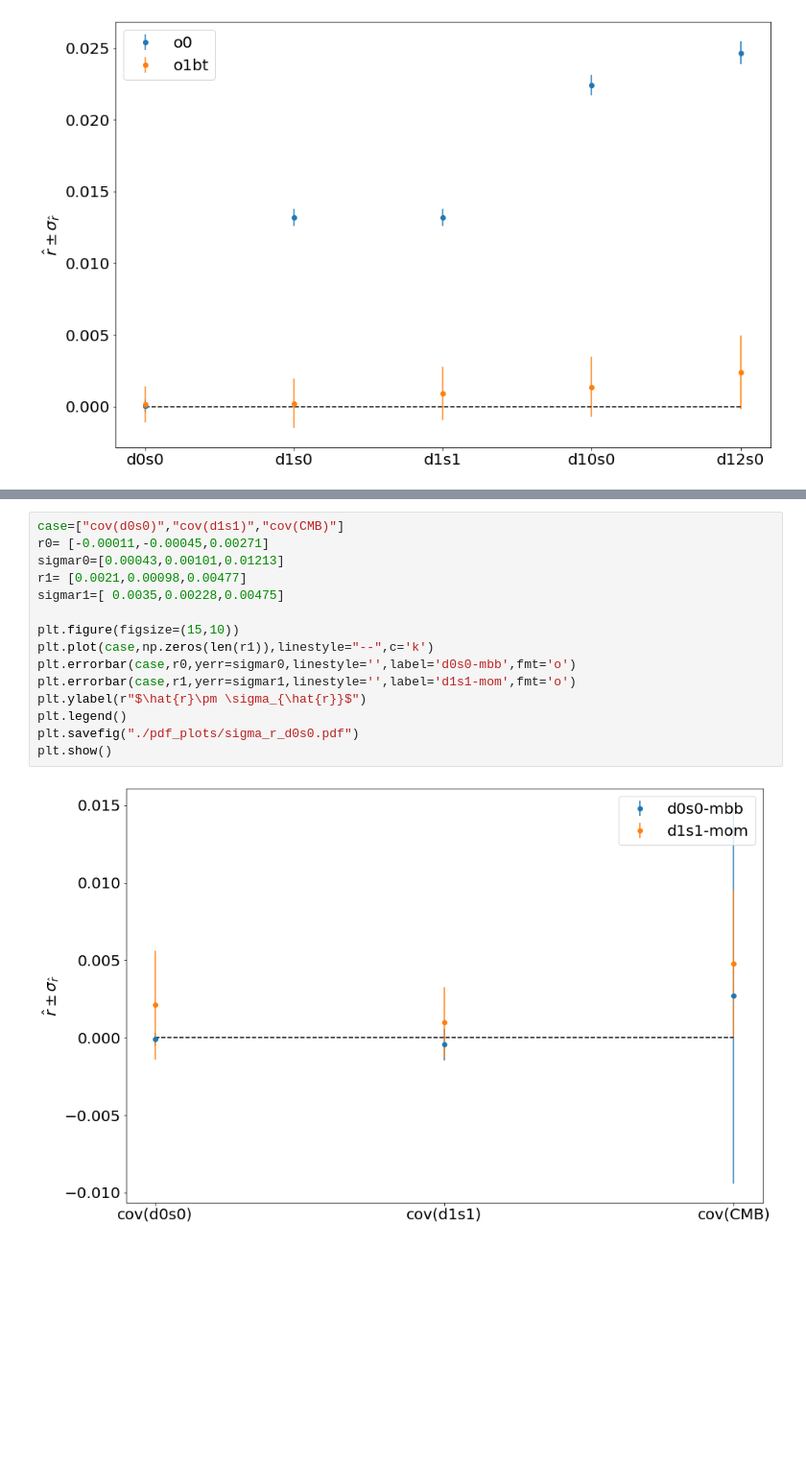
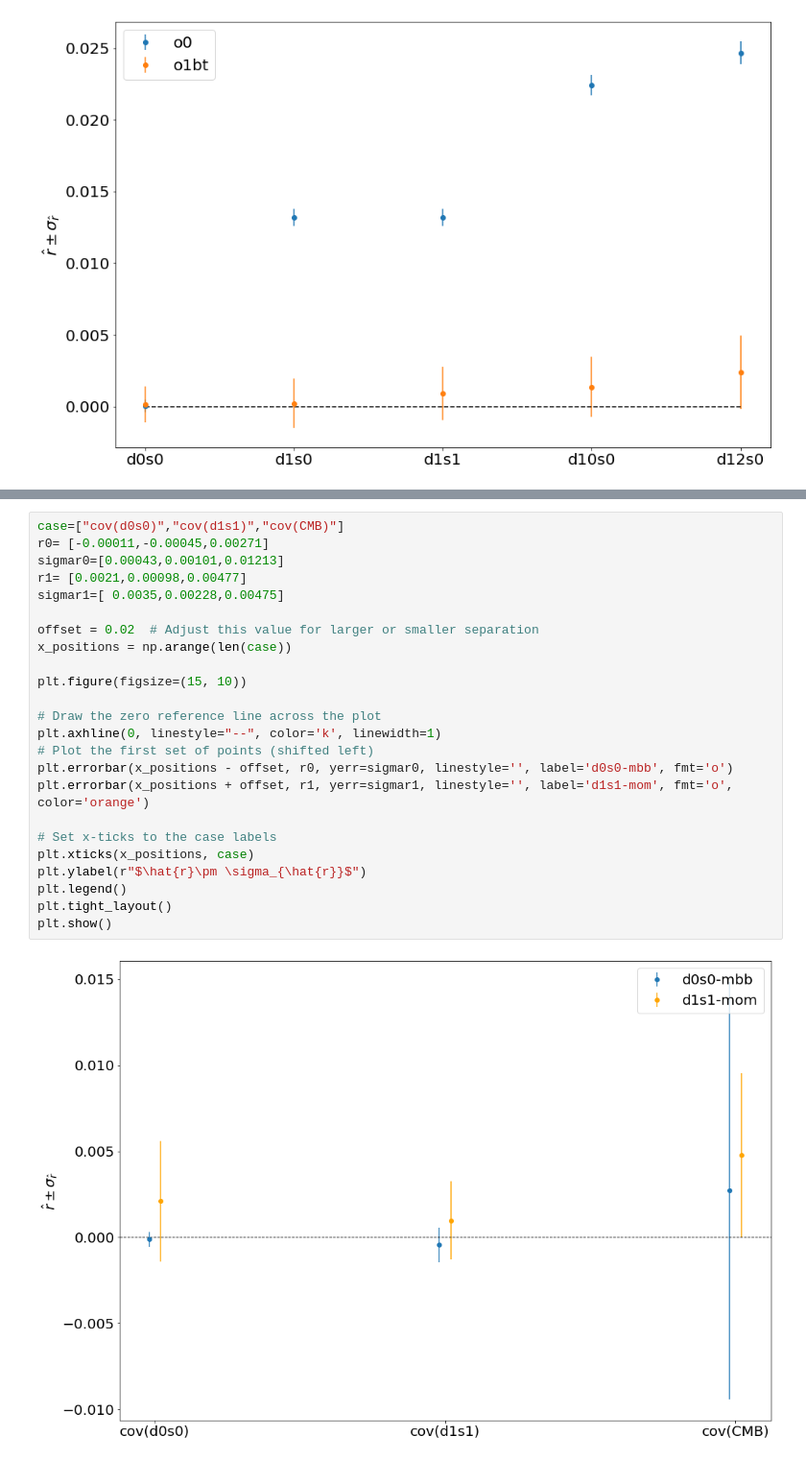
Before and after one commit to LeoVacher/moments-crosscell, a Jupyter notebook: plot_r_chi2.ipynb, the cells around one changed output, grey strips where cells are left out. Shown at 96% size. Saved outputs shown, nothing was run; the diff lists cells and outputs as text; blank space fills up the shorter version.

```diff
--- a/plot_r_chi2.ipynb
+++ b/plot_r_chi2.ipynb
@@ -37,17 +38,26 @@ plt.show()
 # %%
 case=["cov(d0s0)","cov(d1s1)","cov(CMB)"]
 r0= [-0.00011,-0.00045,0.00271]
 sigmar0=[0.00043,0.00101,0.01213]
 r1= [0.0021,0.00098,0.00477]
 sigmar1=[ 0.0035,0.00228,0.00475]
 
-plt.figure(figsize=(15,10))
-plt.plot(case,np.zeros(len(r1)),linestyle="--",c='k')
-plt.errorbar(case,r0,yerr=sigmar0,linestyle='',label='d0s0-mbb',fmt='o')
-plt.errorbar(case,r1,yerr=sigmar1,linestyle='',label='d1s1-mom',fmt='o')
+offset = 0.02  # Adjust this value for larger or smaller separation
+x_positions = np.arange(len(case))
+
+plt.figure(figsize=(15, 10))
+
+# Draw the zero reference line across the plot
+plt.axhline(0, linestyle="--", color='k', linewidth=1)
+# Plot the first set of points (shifted left)
+plt.errorbar(x_positions - offset, r0, yerr=sigmar0, linestyle='', label='d0s0-mbb', fmt='o')
+plt.errorbar(x_positions + offset, r1, yerr=sigmar1, linestyle='', label='d1s1-mom', fmt='o', color='orange')
+
+# Set x-ticks to the case labels
+plt.xticks(x_positions, case)
 plt.ylabel(r"$\hat{r}\pm \sigma_{\hat{r}}$")
 plt.legend()
-plt.savefig("./pdf_plots/sigma_r_d0s0.pdf")
+plt.tight_layout()
 plt.show()
 # %% [output]
-[figure, old version]
+[figure, new version]
```
Also changed, not shown: parts of 1 cell of this notebook.
